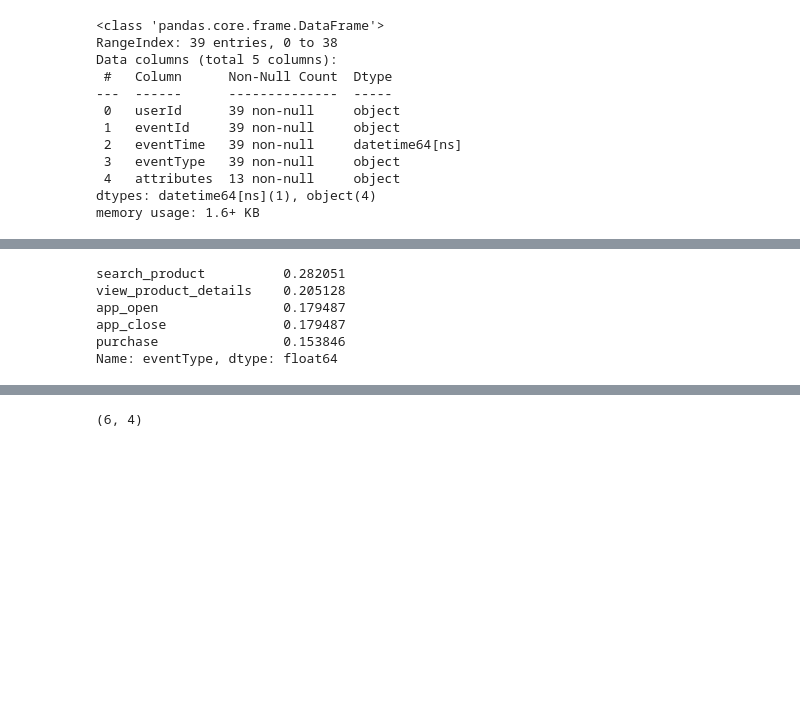
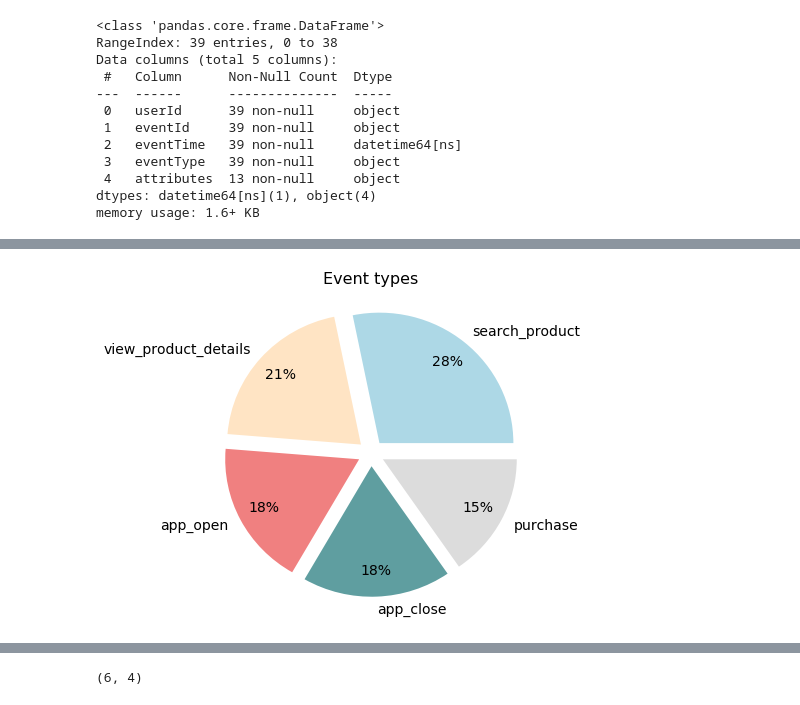
Before and after one commit to odaykhovskaya/test-application, a Jupyter notebook: src/main/resources/jupyter-notebooks/EDA.ipynb, the cells around one changed output, grey strips where cells are left out. Saved outputs shown, nothing was run; the diff lists cells and outputs as text; code cells hidden in the pictures; blank space fills up the shorter version.

Commit message:
added graphs to EDA

```diff
--- a/src/main/resources/jupyter-notebooks/EDA.ipynb
+++ b/src/main/resources/jupyter-notebooks/EDA.ipynb
@@ -52,12 +25,28 @@ df_c.head(100)
-# %%
-df_c.eventType.value_counts(normalize=True)
-# %% [output]
-search_product          0.282051
-view_product_details    0.205128
-app_open                0.179487
-app_close               0.179487
-purchase                0.153846
-Name: eventType, dtype: float64
+# %%
+event_type_grouped = df_c.eventType.value_counts()
+
+def make_autopct(values):
+    def my_autopct(pct):
+        total = sum(values)
+        val = int(round(pct*total/100.0))
+        return '{p:.0f}%'.format(p=pct)
+    return my_autopct
+
+plt.figure(figsize=(6,6))
+
+plt.pie(event_type_grouped,\
+        labels=event_type_grouped.keys(),\
+        colors=['lightblue','bisque','lightcoral','cadetblue', 'gainsboro'],\
+        autopct=make_autopct(event_type_grouped.values),\
+        pctdistance=0.8,\
+        explode = [0.1]*len(event_type_grouped),\
+        textprops={'fontsize':14})
+
+plt.title('Event types',fontsize=16)
+
+plt.show()
+# %% [output]
+[figure, added]
 # %%
 def get_purchase_id(line):
     result = ""
```
Also changed, not shown: parts of 6 cells of this notebook.
